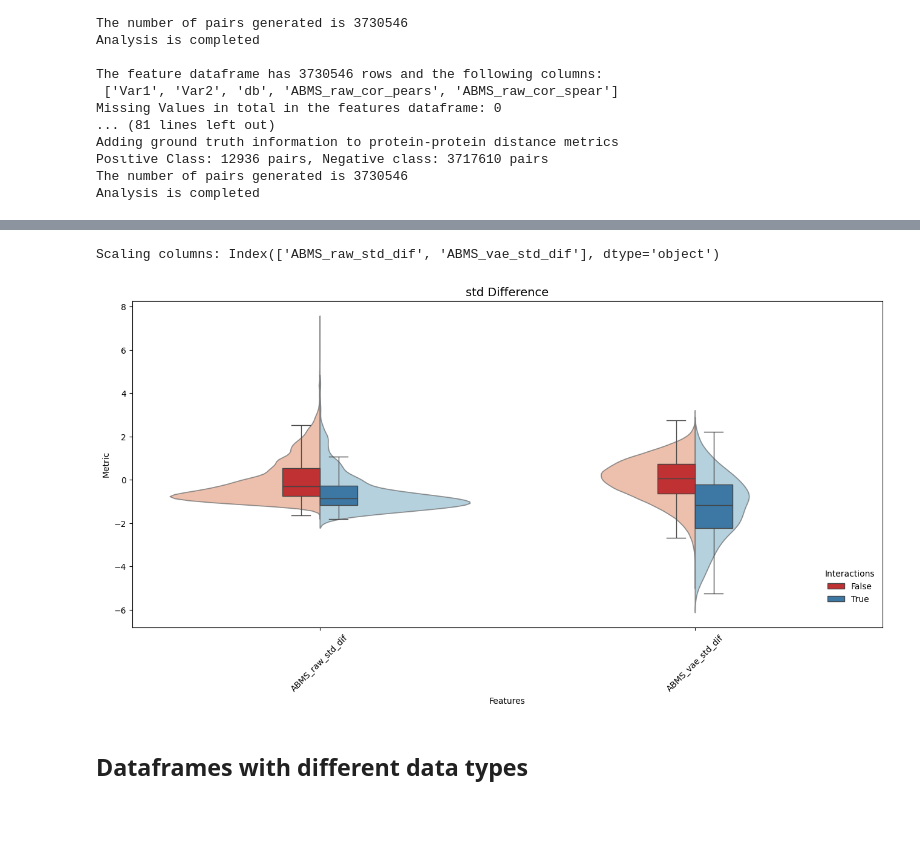
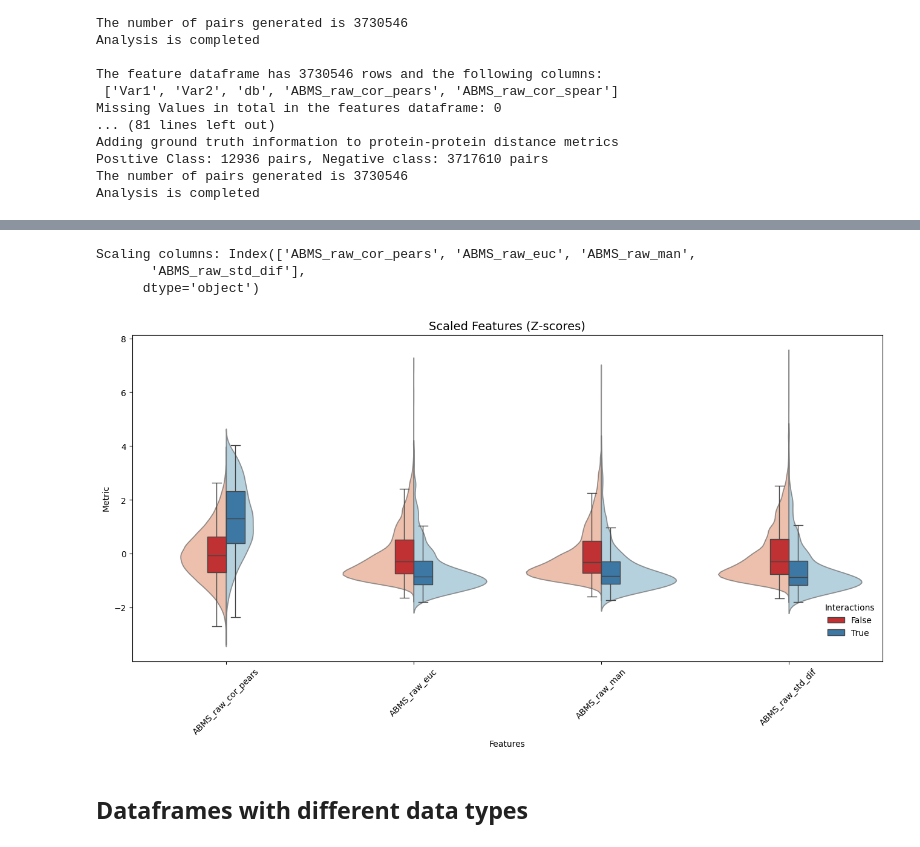
Before and after one commit to panos-gbio/Proteomics-in-Latent-Space, a Jupyter notebook: 03a_feat_eng_protein.ipynb, the cells around one changed output, grey strips where cells are left out. Drawn from its saved outputs; the diff is of its cells as text; code cells hidden in the pictures; blank space fills up the shorter version.

```diff
--- a/03a_feat_eng_protein.ipynb
+++ b/03a_feat_eng_protein.ipynb
@@ -679,0 +657,3 @@ abms_features.loc[:,~abms_features.columns.str.contains("vae")]
+# %%
+# load
+aml_features = pd.read_csv(os.getcwd() + "\\data\\aml_features\\aml_prot_features_dbcorum.csv", index_col=0)
@@ -680,12 +676,12 @@ abms_features.loc[:,~abms_features.columns.str.contains("vae")]
 # %%
 # melt the dataframe by all the datatypes
-df = abms_features
+df = aml_features
 sample_test = True
-col_pattern = "std"#"abms_umap"
-col_selection =  ["ABMS_vae_cos", "ABMS_umap_cos"]
+col_pattern = None#"abms_umap"
+col_selection =  ["ABMS_raw_cor_pears", "ABMS_raw_euc", "ABMS_raw_man", "ABMS_raw_std_dif"]
 # excluse = "cosine"
 scale_val = True
-title = "std Difference"
+title = "Scaled Features (Z-scores)"
 
 
 # sample some for faster calculations
@@ -739,35 +735,37 @@ ax = sns.violinplot(
 )
 
 # 4) Overlay a boxplot with its own palette and size
 sns.boxplot(
     data=res_melt,
     x="Features",
     y="metric",
     hue="db_label",
     palette=palette_box,
     width=0.2,           # narrower boxes so they fit inside the violin
     ax=ax,
     showfliers=False
 )
 
 handles, labels = ax.get_legend_handles_labels()
 # extracts the handles froms the ax, since i used the same labels 2 times i will get
 #False True False True
 
 # Create an ordered dict or zip to preserve only unique label-handle pairs
 unique = dict(zip(labels, handles))
 
 # Re-assign the legend using unique labels, with a custom title
 ax.legend(unique.values(), unique.keys(), title="Interactions", frameon=False,
           bbox_to_anchor=(1,0.2))
 plt.xticks(rotation=45)
 plt.title(title, fontsize = 14)
 plt.xlabel("Features")
 plt.ylabel("Metric")
 plt.show()
 # %% [output]
-Scaling columns: Index(['ABMS_raw_std_dif', 'ABMS_vae_std_dif'], dtype='object')
+Scaling columns: Index(['ABMS_raw_cor_pears', 'ABMS_raw_euc', 'ABMS_raw_man',
+       'ABMS_raw_std_dif'],
+      dtype='object')
-[figure, old version]
+[figure, new version]
 # %%
 # palette_box_base = {"False": "#D7191C", "True": "#2C7BB6"}
 
```
Also changed, not shown: parts of 4 cells of this notebook, 2 other files.
